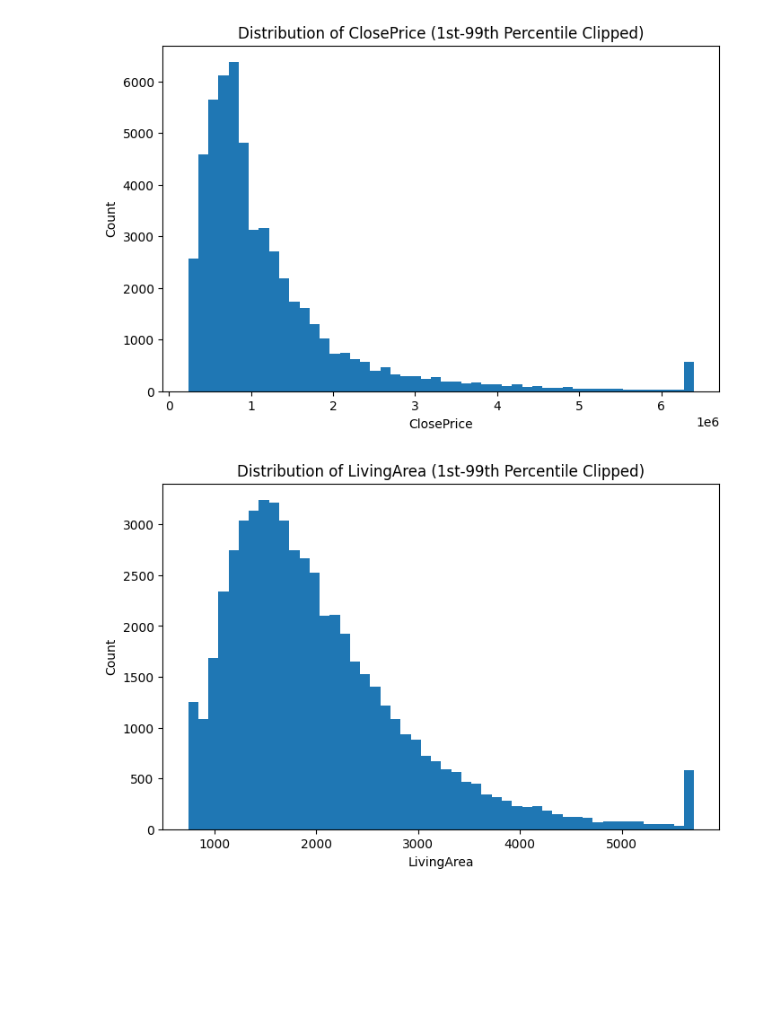
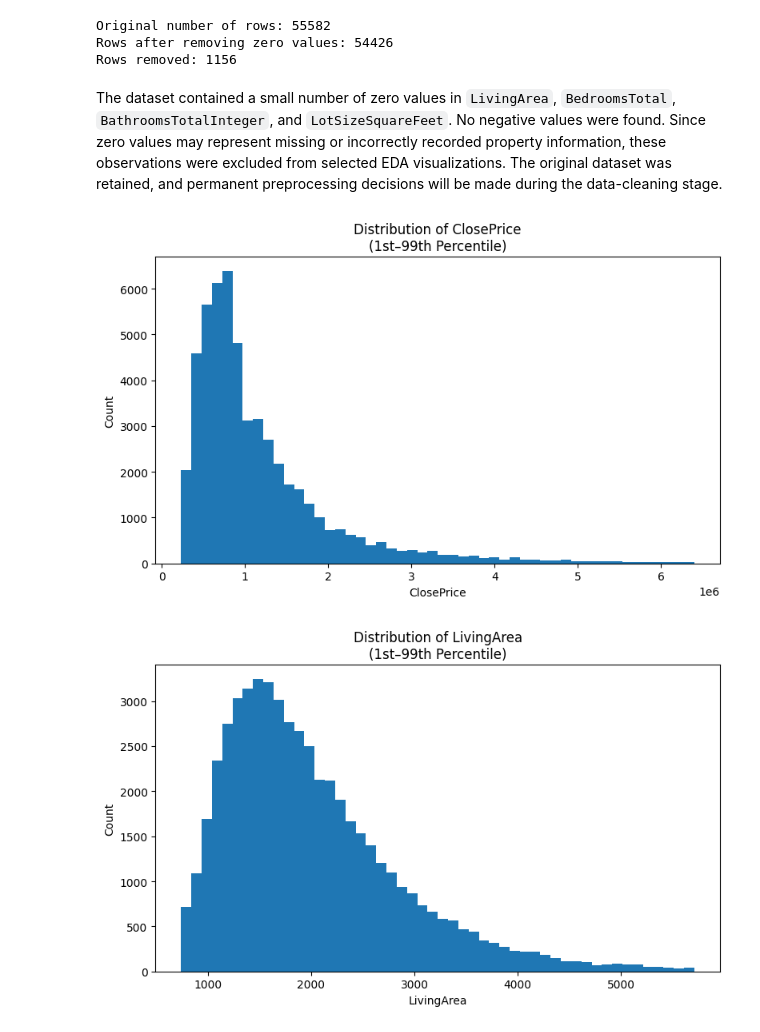
Before and after one commit to yunaxin/IDXExchange_DataScience, a Jupyter notebook: 01_exploration.ipynb, the cells around one changed output. Drawn from its saved outputs; the diff is of its cells as text; code cells hidden in the pictures; blank space fills up the shorter version.

```diff
--- a/01_exploration.ipynb
+++ b/01_exploration.ipynb
@@ -92,12 +182,0 @@ dtype: int64
-# %%
-# Columns required for EDA
-eda_cols = [
-    "ClosePrice",
-    "LivingArea",
-    "BedroomsTotal",
-    "BathroomsTotalInteger",
-    "LotSizeSquareFeet"
-]
-
-eda_df = df[eda_cols].copy()
-eda_df.head()
@@ -139,10 +183,17 @@ missing_summary
 # %%
 # Basic histograms
+
 for col in eda_cols:
     plt.figure(figsize=(8, 5))
-    plt.hist(eda_df[col].dropna(), bins=50)
+
+    plt.hist(
+        eda_df[col].dropna(),
+        bins=50
+    )
+
     plt.title(f"Distribution of {col}")
     plt.xlabel(col)
     plt.ylabel("Count")
+    plt.tight_layout()
     plt.show()
 # %% [output]
@@ -167,15 +220,49 @@ print(eda_clean.shape)
+# %%
+# Remove zero values from the main EDA features for clearer plots
+eda_clean = eda_df[
+    (eda_df["ClosePrice"] > 0) &
+    (eda_df["LivingArea"] > 0) &
+    (eda_df["BedroomsTotal"] > 0) &
+    (eda_df["BathroomsTotalInteger"] > 0) &
+    (eda_df["LotSizeSquareFeet"] > 0)
+].copy()
+
+print("Original number of rows:", len(eda_df))
+print("Rows after removing zero values:", len(eda_clean))
+print("Rows removed:", len(eda_df) - len(eda_clean))
+# %% [output]
+Original number of rows: 55582
+Rows after removing zero values: 54426
+Rows removed: 1156
+# %% [markdown]
+The dataset contained a small number of zero values in `LivingArea`, `BedroomsTotal`, `BathroomsTotalInteger`, and `LotSizeSquareFeet`. No negative values were found. Since zero values may represent missing or incorrectly recorded property information, these observations were excluded from selected EDA visualizations. The original dataset was retained, and permanent preprocessing decisions will be made during the data-cleaning stage.
 # %%
-# Clipped histograms to reduce effect of extreme outliers
+# Plot histograms using the 1st-99th percentile range
+
 for col in eda_cols:
     lower = eda_clean[col].quantile(0.01)
     upper = eda_clean[col].quantile(0.99)
 
+    plot_data = eda_clean[
+        eda_clean[col].between(lower, upper)
+    ]
+
     plt.figure(figsize=(8, 5))
-    plt.hist(eda_clean[col].clip(lower, upper), bins=50)
-    plt.title(f"Distribution of {col} (1st-99th Percentile Clipped)")
+
+    plt.hist(
+        plot_data[col],
+        bins=50
+    )
+
+    plt.title(
+        f"Distribution of {col}\n"
+        "(1st–99th Percentile)"
+    )
+
     plt.xlabel(col)
     plt.ylabel("Count")
+    plt.tight_layout()
     plt.show()
 # %% [output]
-[figure, old version]
+[figure, new version]
-[figure, old version]
+[figure, new version]
```
Also changed, not shown: parts of 30 cells of this notebook.
